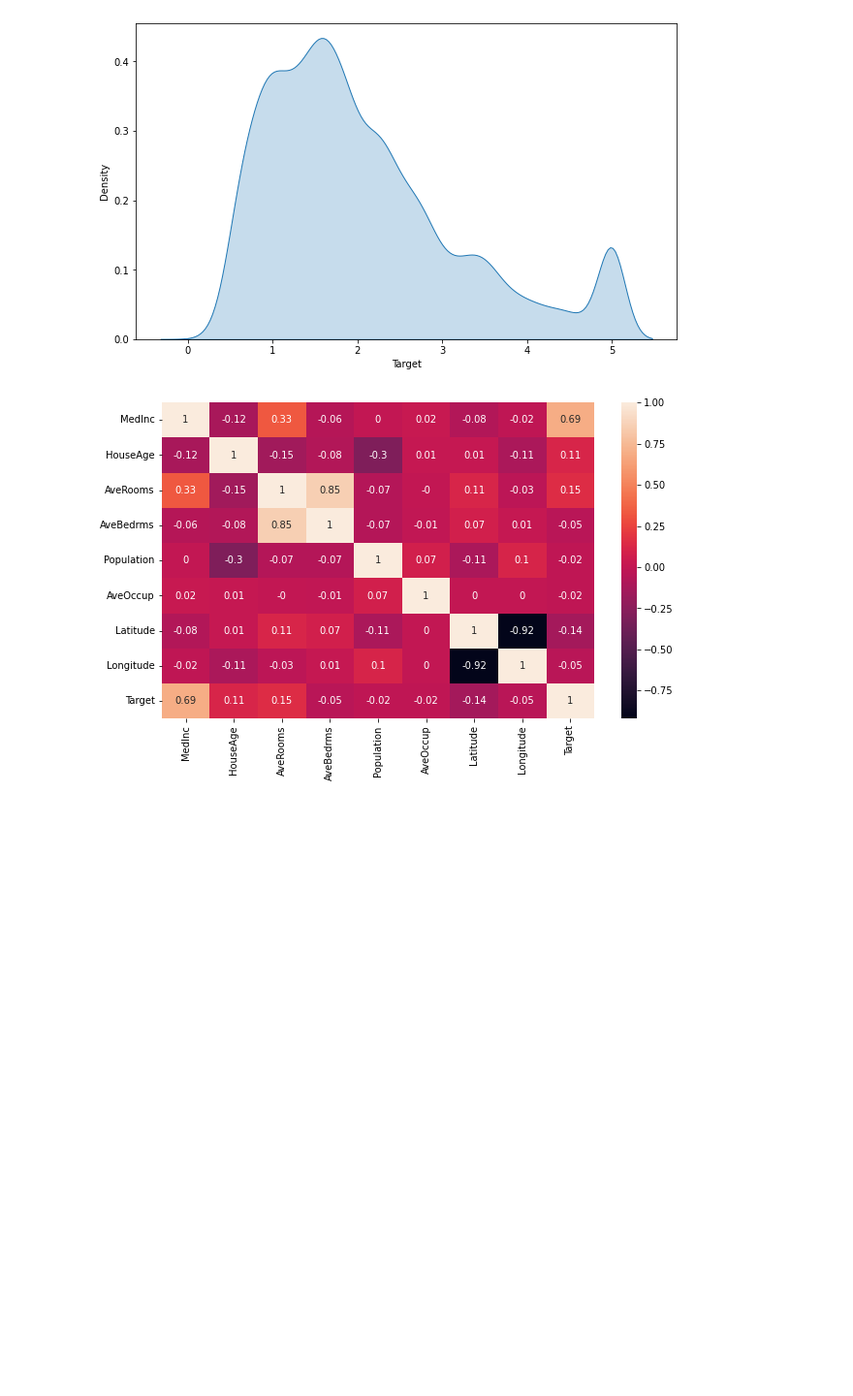
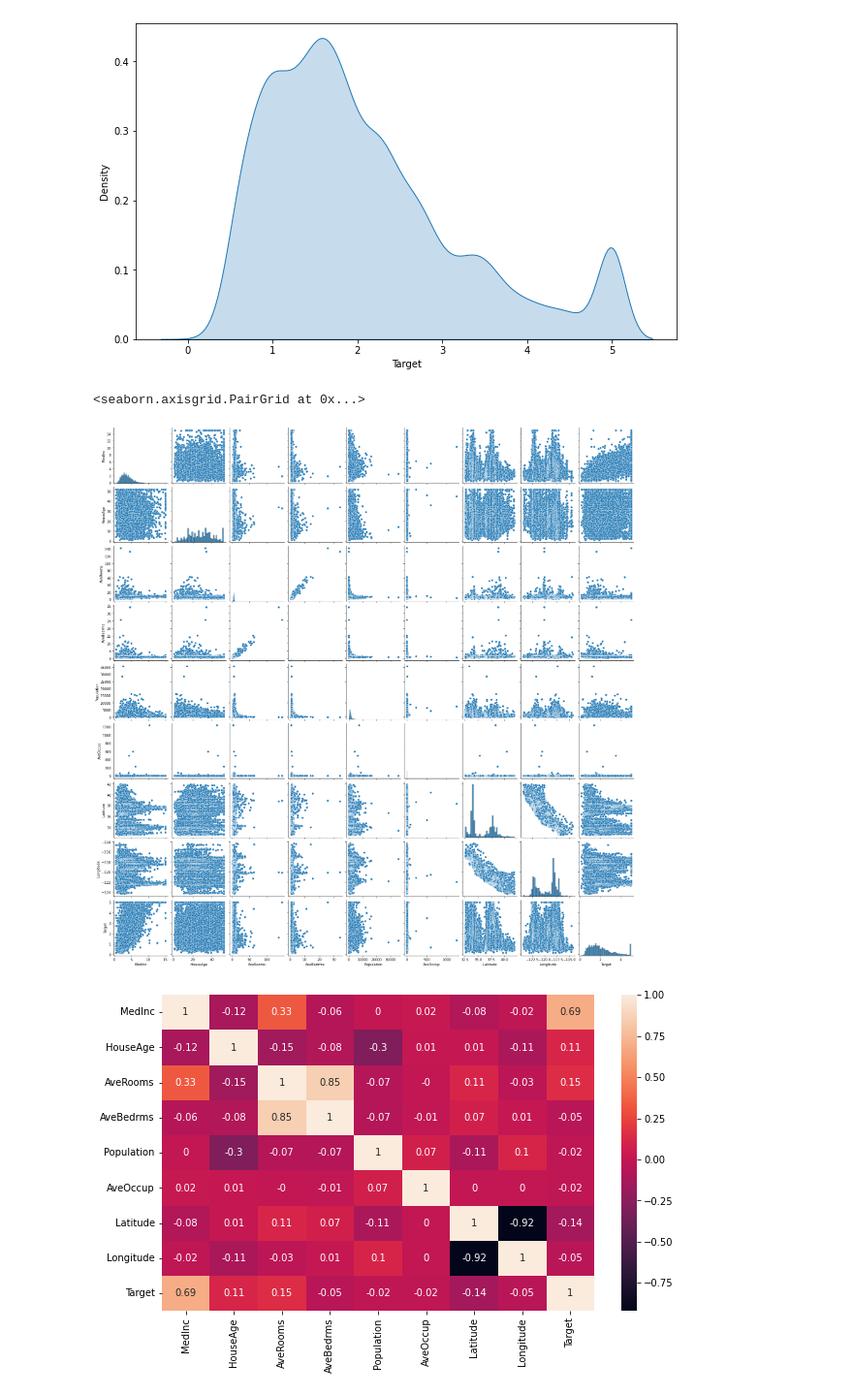
Before and after one commit to mohsin-riad/MLOPS-house-price, a Jupyter notebook: california-house-price.ipynb, the cells around one changed output. Shown at 97% size. Cells and saved outputs as stored; diff of their text form; code cells hidden in the pictures; blank space fills up the shorter version.

```diff
--- a/california-house-price.ipynb
+++ b/california-house-price.ipynb
@@ -73,6 +77,11 @@ sns.kdeplot(df['Target'],shade=True)
 plt.show()
 # %% [output]
 [figure]
+# %%
+sns.pairplot(df)
+# %% [output]
+<seaborn.axisgrid.PairGrid at 0x...>
+[figure, added]
 # %%
 plt.figure(figsize=(10,6))
 corr_matrix = df.corr().round(2)
```
Also changed, not shown: parts of 22 cells of this notebook.
